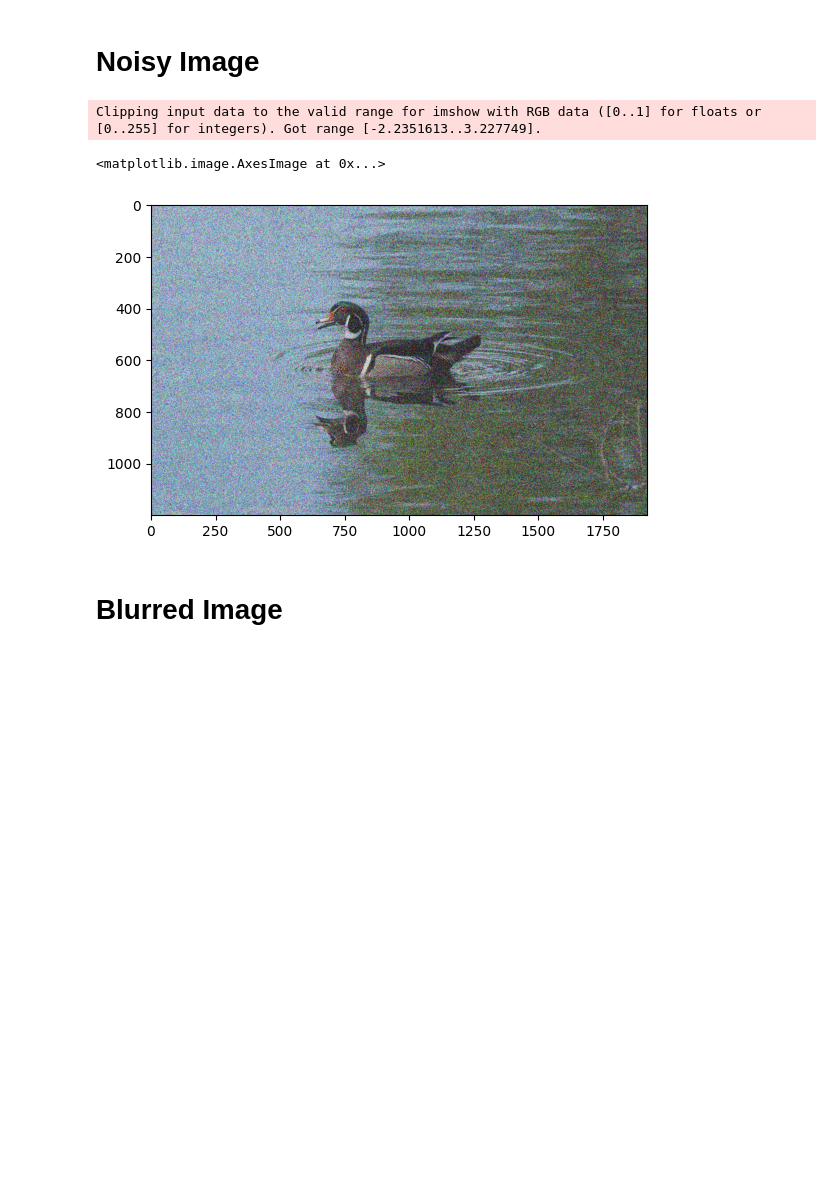
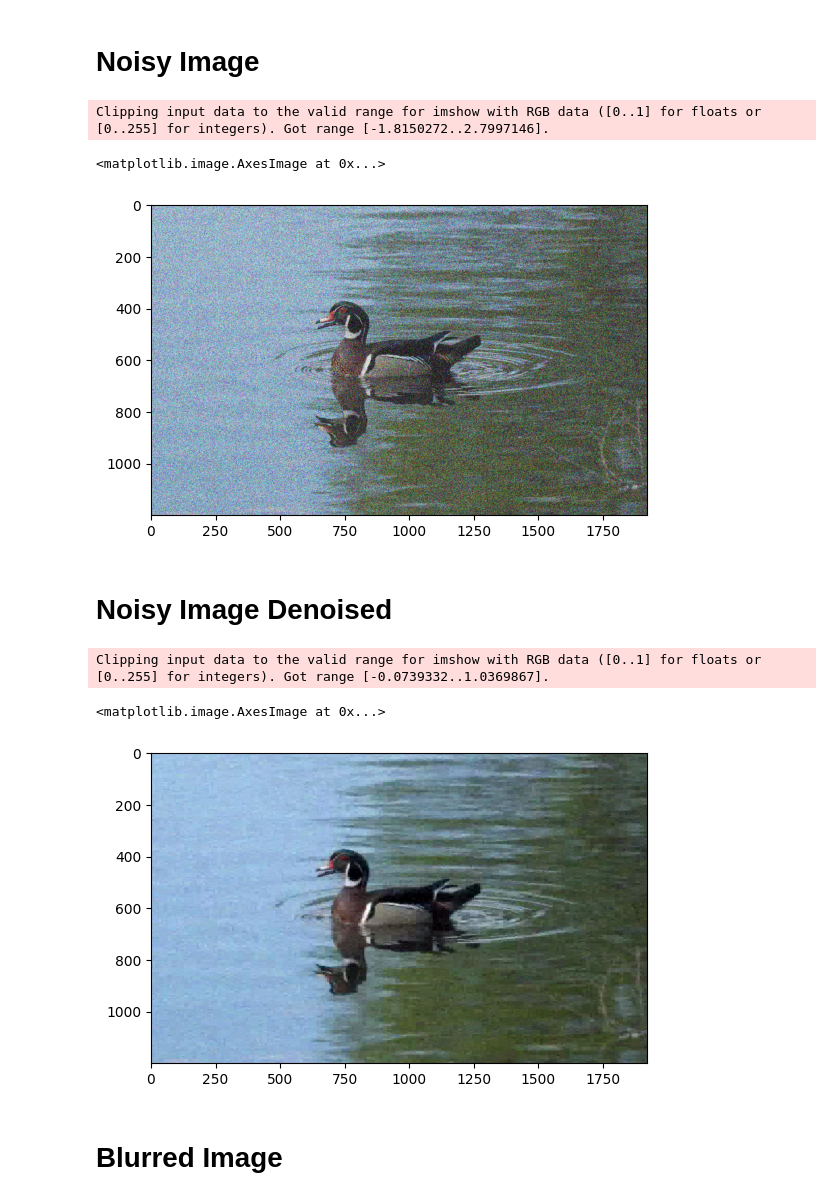
Before and after one commit to WesleyVong/cs445_final_project, a Jupyter notebook: final_project.ipynb, the cells around one changed output. Cells and saved outputs as stored; diff of their text form; code cells hidden in the pictures; blank space fills up the shorter version.

```diff
--- a/final_project.ipynb
+++ b/final_project.ipynb
@@ -19,16 +20,27 @@ plt.imshow(img_rgb)
 <h1>Noisy Image</h1>
 # %%
 mu = 0
-sigma = 0.5
+sigma = 0.4
 noise = np.random.normal(mu, sigma, size=img.shape)
 img_noisy = img + noise
 # %%
 img_rgb = cv2.cvtColor(np.float32(img_noisy), cv2.COLOR_BGR2RGB)
 plt.imshow(img_rgb)
 # %% [output]
-Clipping input data to the valid range for imshow with RGB data ([0..1] for floats or [0..255] for integers). Got range [-2.2351613..3.227749].
+Clipping input data to the valid range for imshow with RGB data ([0..1] for floats or [0..255] for integers). Got range [-1.8150272..2.7997146].
 <matplotlib.image.AxesImage at 0x...>
 [figure]
+# %% [markdown]
+<h1>Noisy Image Denoised</h1>
+# %%
+img_denoised = skimage.restoration.denoise_wavelet(img_noisy, channel_axis=-1, convert2ycbcr=True, method='BayesShrink', mode='soft', rescale_sigma=True)
+# %%
+img_rgb = cv2.cvtColor(np.float32(img_denoised), cv2.COLOR_BGR2RGB)
+plt.imshow(img_rgb)
+# %% [output]
+Clipping input data to the valid range for imshow with RGB data ([0..1] for floats or [0..255] for integers). Got range [-0.0739332..1.0369867].
+<matplotlib.image.AxesImage at 0x...>
+[figure, added]
 # %% [markdown]
 <h1>Blurred Image</h1>
 # %%
```
Also changed, not shown: parts of 13 cells of this notebook, 1 other file.
